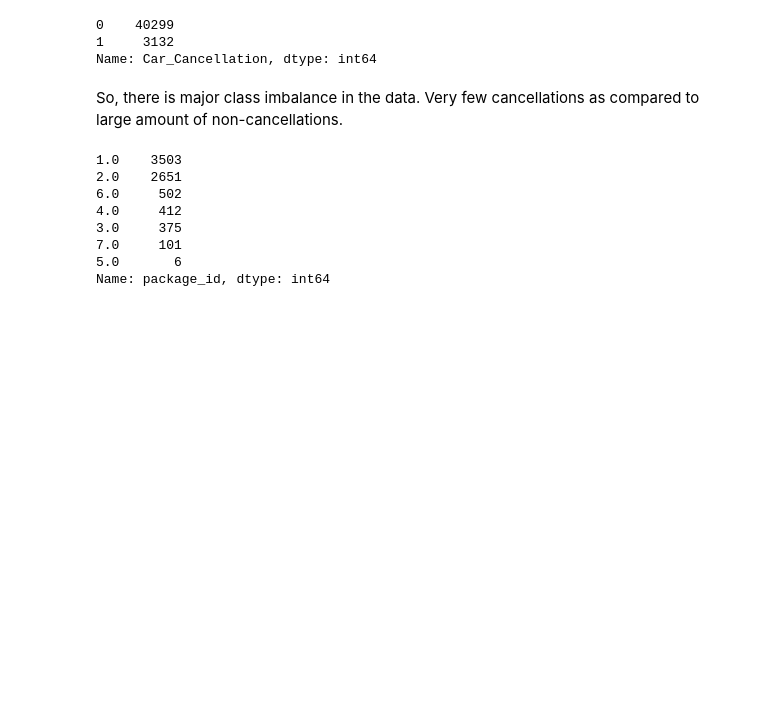
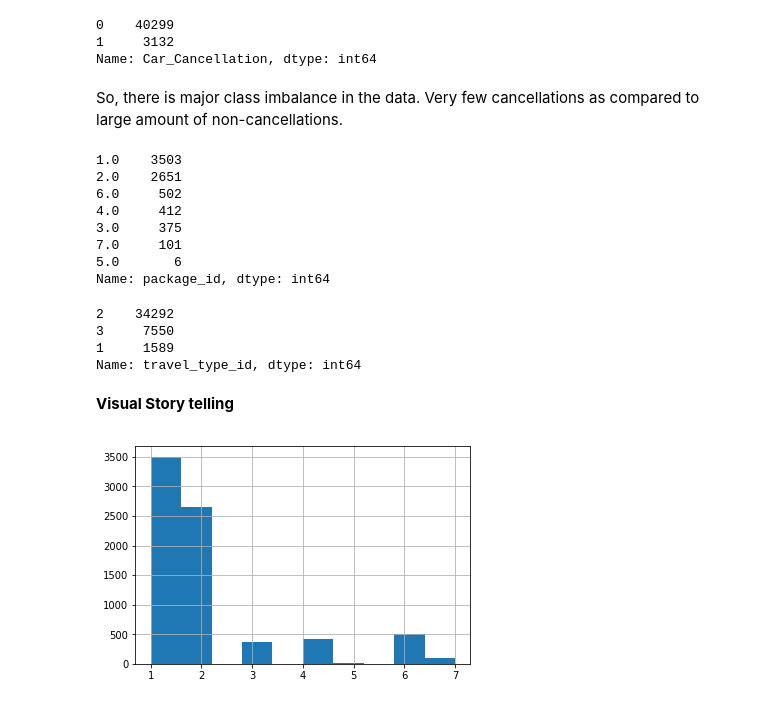
Before and after one commit to debisree/Springboard-Data-Science-Career-Track, a Jupyter notebook: predicting-cab-booking-cancellations.ipynb, the cells around one changed output. Saved outputs shown, nothing was run; the diff lists cells and outputs as text; code cells hidden in the pictures; blank space fills up the shorter version.

Commit message:
Add files via upload
storytelling

```diff
--- a/predicting-cab-booking-cancellations.ipynb
+++ b/predicting-cab-booking-cancellations.ipynb
@@ -114,3 +112,16 @@ df.package_id.value_counts()
 7.0     101
 5.0       6
 Name: package_id, dtype: int64
+# %%
+df.travel_type_id.value_counts()
+# %% [output]
+2    34292
+3     7550
+1     1589
+Name: travel_type_id, dtype: int64
+# %% [markdown]
+**Visual Story telling**
+# %%
+df.package_id.hist();
+# %% [output]
+[figure, added]
```
Also changed, not shown: parts of 13 cells of this notebook.
